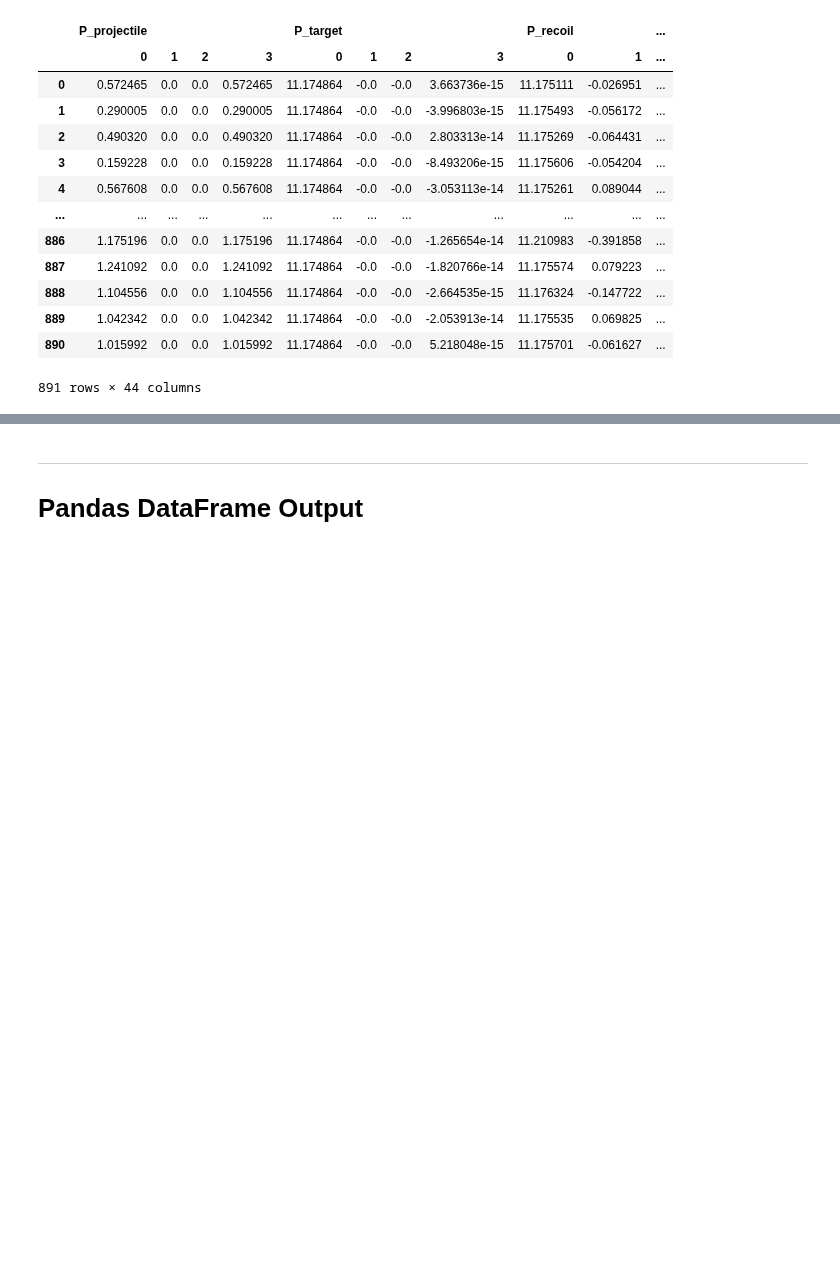
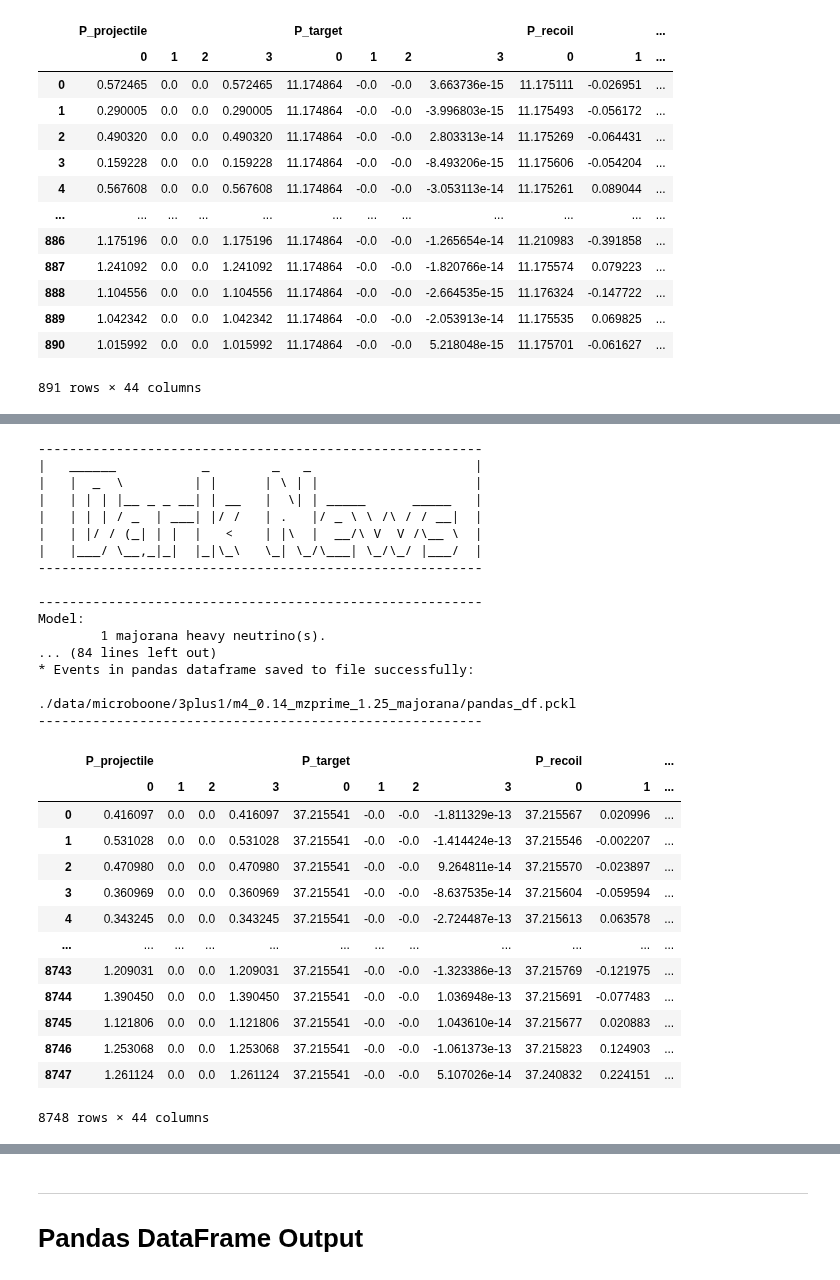
Before and after one commit to mhostert/DarkNews-generator, a Jupyter notebook: examples/Example_0__start_here.ipynb, the cells around one changed output, grey strips where cells are left out. Cells and saved outputs as stored; diff of their text form; code cells hidden in the pictures; blank space fills up the shorter version.

```diff
--- a/examples/Example_0__start_here.ipynb
+++ b/examples/Example_0__start_here.ipynb
@@ -214,0 +274,36 @@ Model:
+# %%
+from DarkNews.GenLauncher import GenLauncher
+gen_object = GenLauncher(exp="microboone")
+gen_object.run(log="INFO")
+# %% [output]
+---------------------------------------------------------
+|   ______           _        _   _                     |
+|   |  _  \         | |      | \ | |                    |
+|   | | | |__ _ _ __| | __   |  \| | _____      _____   |
+|   | | | / _  | ___| |/ /   | .   |/ _ \ \ /\ / / __|  |
+|   | |/ / (_| | |  |   <    | |\  |  __/\ V  V /\__ \  |
+|   |___/ \__,_|_|  |_|\_\   \_| \_/\___| \_/\_/ |___/  |
+---------------------------------------------------------
+
+---------------------------------------------------------
+Model:
+        1 majorana heavy neutrino(s).
+... (84 lines left out)
+* Events in pandas dataframe saved to file successfully:
+
+./data/microboone/3plus1/m4_0.14_mzprime_1.25_majorana/pandas_df.pckl
+---------------------------------------------------------
+|  | P_projectile |  |  |  | P_target |  |  |  | P_recoil |  | ... |
+|  | 0 | 1 | 2 | 3 | 0 | 1 | 2 | 3 | 0 | 1 | ... |
+| 0 | 0.416097 | 0.0 | 0.0 | 0.416097 | 37.215541 | -0.0 | -0.0 | -1.811329e-13 | 37.215567 | 0.020996 | ... |
+| 1 | 0.531028 | 0.0 | 0.0 | 0.531028 | 37.215541 | -0.0 | -0.0 | -1.414424e-13 | 37.215546 | -0.002207 | ... |
+| 2 | 0.470980 | 0.0 | 0.0 | 0.470980 | 37.215541 | -0.0 | -0.0 | 9.264811e-14 | 37.215570 | -0.023897 | ... |
+| 3 | 0.360969 | 0.0 | 0.0 | 0.360969 | 37.215541 | -0.0 | -0.0 | -8.637535e-14 | 37.215604 | -0.059594 | ... |
+| 4 | 0.343245 | 0.0 | 0.0 | 0.343245 | 37.215541 | -0.0 | -0.0 | -2.724487e-13 | 37.215613 | 0.063578 | ... |
+| ... | ... | ... | ... | ... | ... | ... | ... | ... | ... | ... | ... |
+| 8743 | 1.209031 | 0.0 | 0.0 | 1.209031 | 37.215541 | -0.0 | -0.0 | -1.323386e-13 | 37.215769 | -0.121975 | ... |
+| 8744 | 1.390450 | 0.0 | 0.0 | 1.390450 | 37.215541 | -0.0 | -0.0 | 1.036948e-13 | 37.215691 | -0.077483 | ... |
+| 8745 | 1.121806 | 0.0 | 0.0 | 1.121806 | 37.215541 | -0.0 | -0.0 | 1.043610e-14 | 37.215677 | 0.020883 | ... |
+| 8746 | 1.253068 | 0.0 | 0.0 | 1.253068 | 37.215541 | -0.0 | -0.0 | -1.061373e-13 | 37.215823 | 0.124903 | ... |
+| 8747 | 1.261124 | 0.0 | 0.0 | 1.261124 | 37.215541 | -0.0 | -0.0 | 5.107026e-14 | 37.240832 | 0.224151 | ... |
+8748 rows × 44 columns
```
Also changed, not shown: parts of 5 cells of this notebook.
